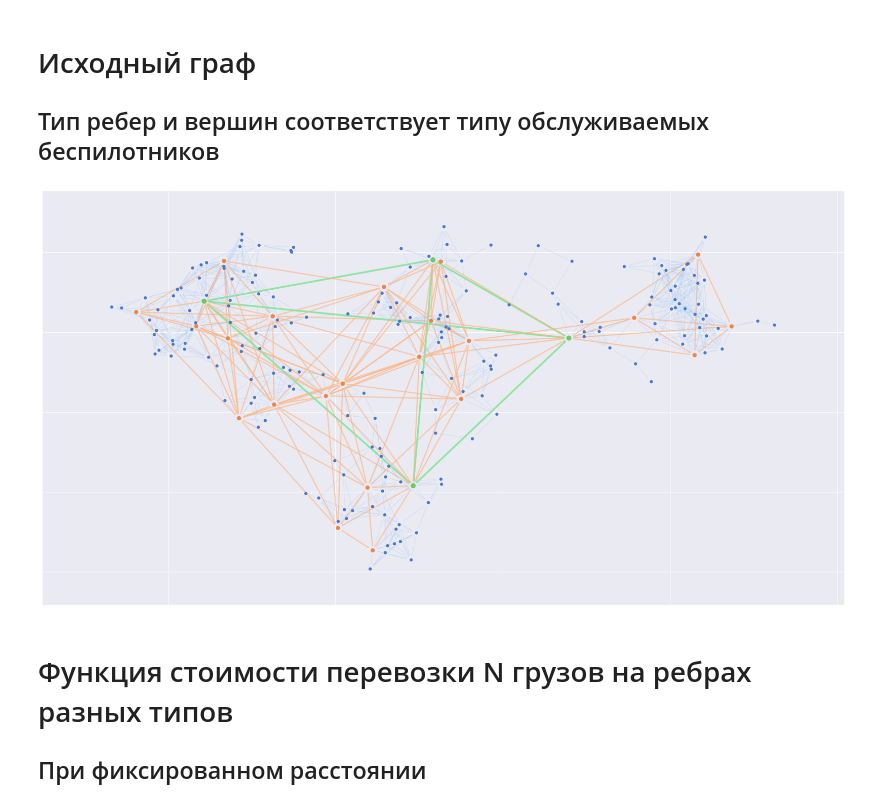
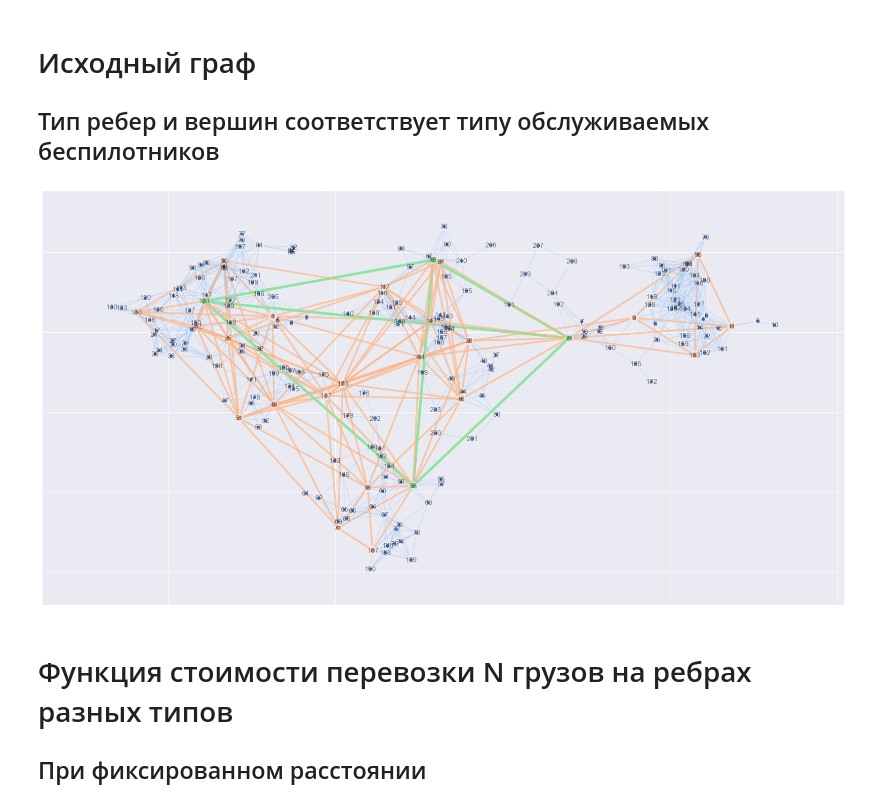
Before and after one commit to roknyazev/dp, a Jupyter notebook: genetic.ipynb, the cells around one changed output. Saved outputs shown, nothing was run; the diff lists cells and outputs as text; code cells hidden in the pictures.

```diff
--- a/genetic.ipynb
+++ b/genetic.ipynb
@@ -38,23 +40,28 @@ edges_types = nx.get_edge_attributes(G, 'type')
 # Исходный граф
 ## Тип ребер и вершин соответствует типу обслуживаемых беспилотников
 # %%
-def draw_graph(what: str = None):
-    if what == 'edges' or what is None:
+from typing import List
+
+def draw_graph(what: List[str] = None, arrowstyle='-'):
+    if what is None or 'edges' in what:
         nx.draw_networkx_edges(G, pos=pos,
                                edge_color=list(map(lambda x: edge_palette[x], edges_types.values())),
-                               width=list(map(lambda x: (x + 1), edges_types.values())),
+                               width=list(map(lambda x: (x + 1) * 1.5, edges_types.values())),
                                alpha=list(map(lambda x: (x + 1) / 3, edges_types.values())),
                                arrows=True,
-                               arrowstyle='-')
-    if what == 'nodes' or what is None:
+                               arrowstyle=arrowstyle)
+    if what is None or 'nodes' in what:
         nx.draw_networkx_nodes(G, pos=pos,
                                node_color=list(map(lambda x: node_palette[x], nodes_types.values())),
                                node_size=list(map(lambda x: (x + 1) * 20, nodes_types.values())))
+    if what is None or 'labels' in what:
+        nx.draw_networkx_labels(G, pos=pos,
+                                alpha=0.5)
 
 
 draw_graph()
 # %% [output]
-[figure, old version]
+[figure, new version]
 # %% [markdown]
 # Функция стоимости перевозки N грузов на ребрах разных типов
 ## При фиксированном расстоянии
```
Also changed, not shown: parts of 4 cells of this notebook.
